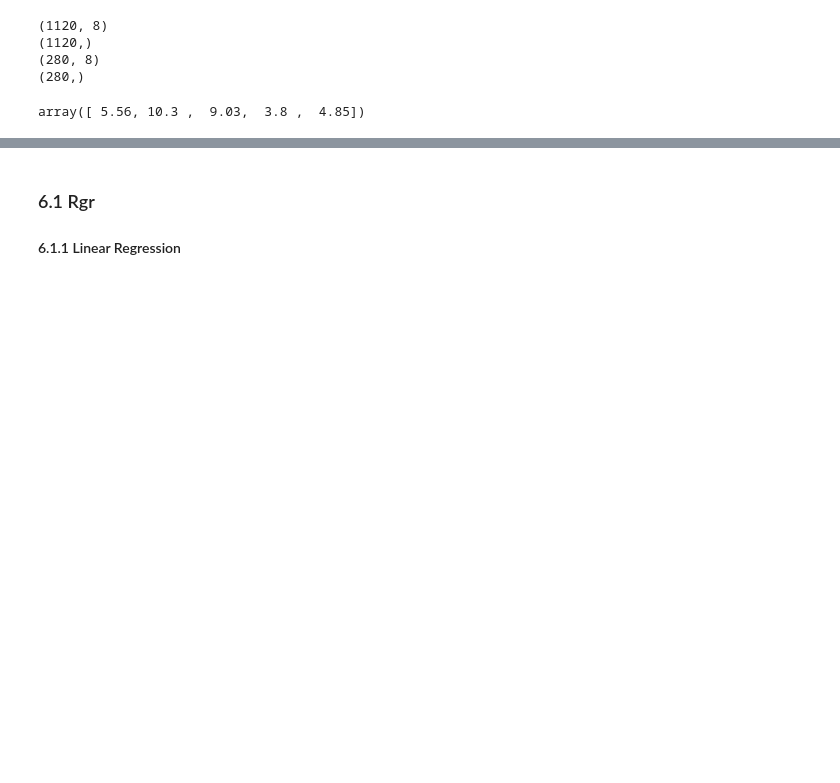
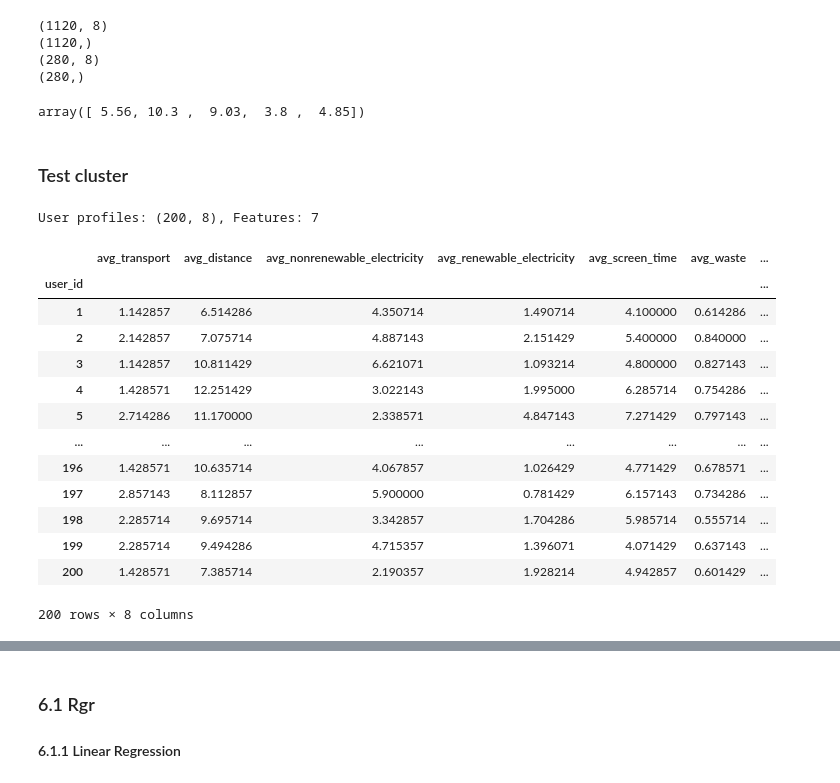
Before and after one commit to XunMMU/dsf-carbon, a Jupyter notebook: TT3L_G01_Notebook.ipynb, the cells around one changed output, grey strips where cells are left out. Cells and saved outputs as stored; diff of their text form; code cells hidden in the pictures; blank space fills up the shorter version.

```diff
--- a/TT3L_G01_Notebook.ipynb
+++ b/TT3L_G01_Notebook.ipynb
@@ -598,3 +600,40 @@ actual_carbon_values = y_test.iloc[:5].values     # here's the first 5 entries f
 actual_carbon_values
 # %% [output]
 array([ 5.56, 10.3 ,  9.03,  3.8 ,  4.85])
+# %% [markdown]
+### Test cluster
+# %%
+user_profile = df.groupby('user_id').agg(
+    avg_transport=('transport_mode', 'mean'),
+    avg_distance=('distance_km', 'mean'),
+    avg_nonrenewable_electricity=('nonrenewable_electricity_kwh', 'mean'),
+    avg_renewable_electricity=('renewable_electricity_kwh', 'mean'),
+    avg_screen_time=('screen_time_hours', 'mean'),
+    avg_waste=('waste_generated_kg', 'mean'),
+    avg_eco_actions=('eco_actions', 'mean'),
+    avg_carbon=('carbon_footprint_kg', 'mean')
+)
+
+cluster_features = [c for c in user_profile.columns if c != 'avg_carbon']
+scaler = StandardScaler()
+X_scaled = scaler.fit_transform(user_profile[cluster_features])
+print(f"User profiles: {user_profile.shape}, Features: {len(cluster_features)}")
+# %% [output]
+User profiles: (200, 8), Features: 7
+# %%
+user_profile
+# %% [output]
+|  | avg_transport | avg_distance | avg_nonrenewable_electricity | avg_renewable_electricity | avg_screen_time | avg_waste | ... |
+| user_id |  |  |  |  |  |  | ... |
+| 1 | 1.142857 | 6.514286 | 4.350714 | 1.490714 | 4.100000 | 0.614286 | ... |
+| 2 | 2.142857 | 7.075714 | 4.887143 | 2.151429 | 5.400000 | 0.840000 | ... |
+| 3 | 1.142857 | 10.811429 | 6.621071 | 1.093214 | 4.800000 | 0.827143 | ... |
+| 4 | 1.428571 | 12.251429 | 3.022143 | 1.995000 | 6.285714 | 0.754286 | ... |
+| 5 | 2.714286 | 11.170000 | 2.338571 | 4.847143 | 7.271429 | 0.797143 | ... |
+| ... | ... | ... | ... | ... | ... | ... | ... |
+| 196 | 1.428571 | 10.635714 | 4.067857 | 1.026429 | 4.771429 | 0.678571 | ... |
+| 197 | 2.857143 | 8.112857 | 5.900000 | 0.781429 | 6.157143 | 0.734286 | ... |
+| 198 | 2.285714 | 9.695714 | 3.342857 | 1.704286 | 5.985714 | 0.555714 | ... |
+| 199 | 2.285714 | 9.494286 | 4.715357 | 1.396071 | 4.071429 | 0.637143 | ... |
+| 200 | 1.428571 | 7.385714 | 2.190357 | 1.928214 | 4.942857 | 0.601429 | ... |
+200 rows × 8 columns
```
Also changed, not shown: parts of 13 cells of this notebook.
